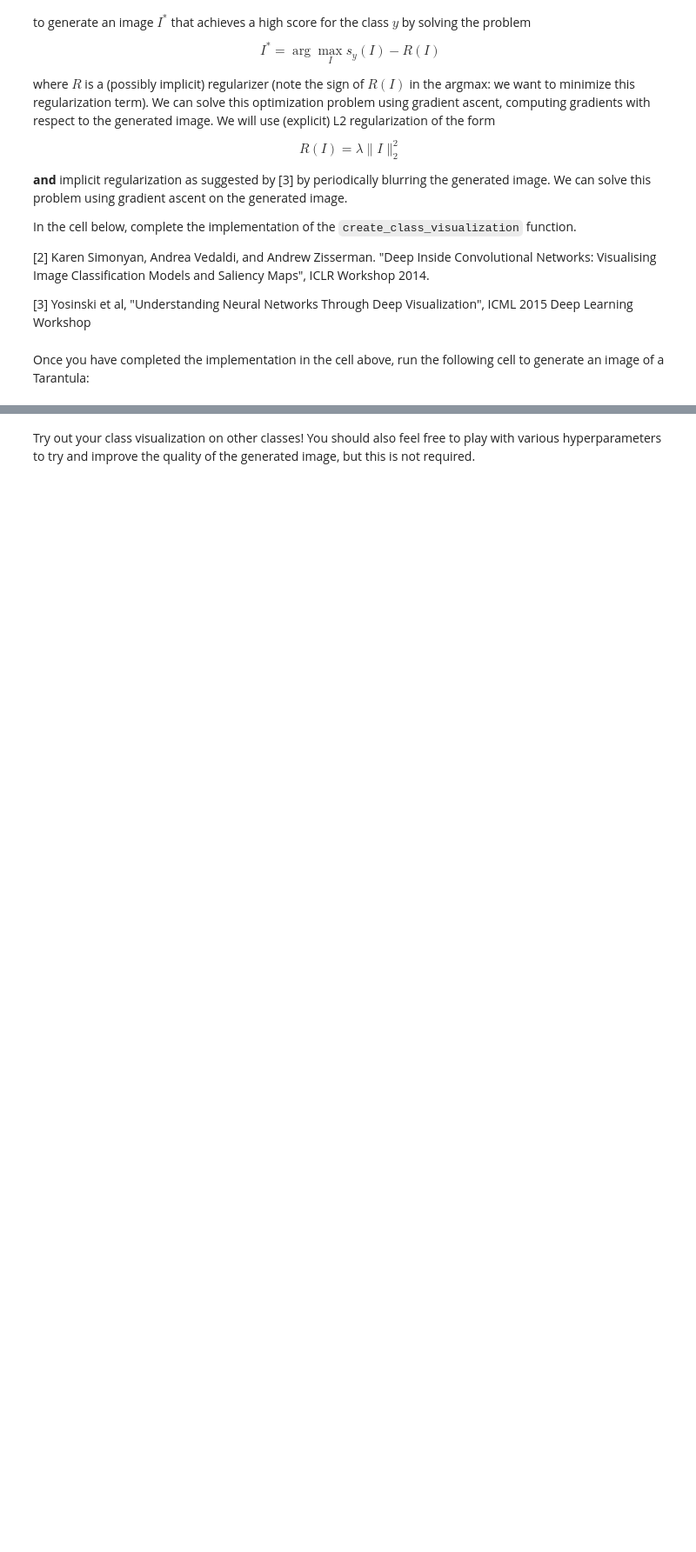
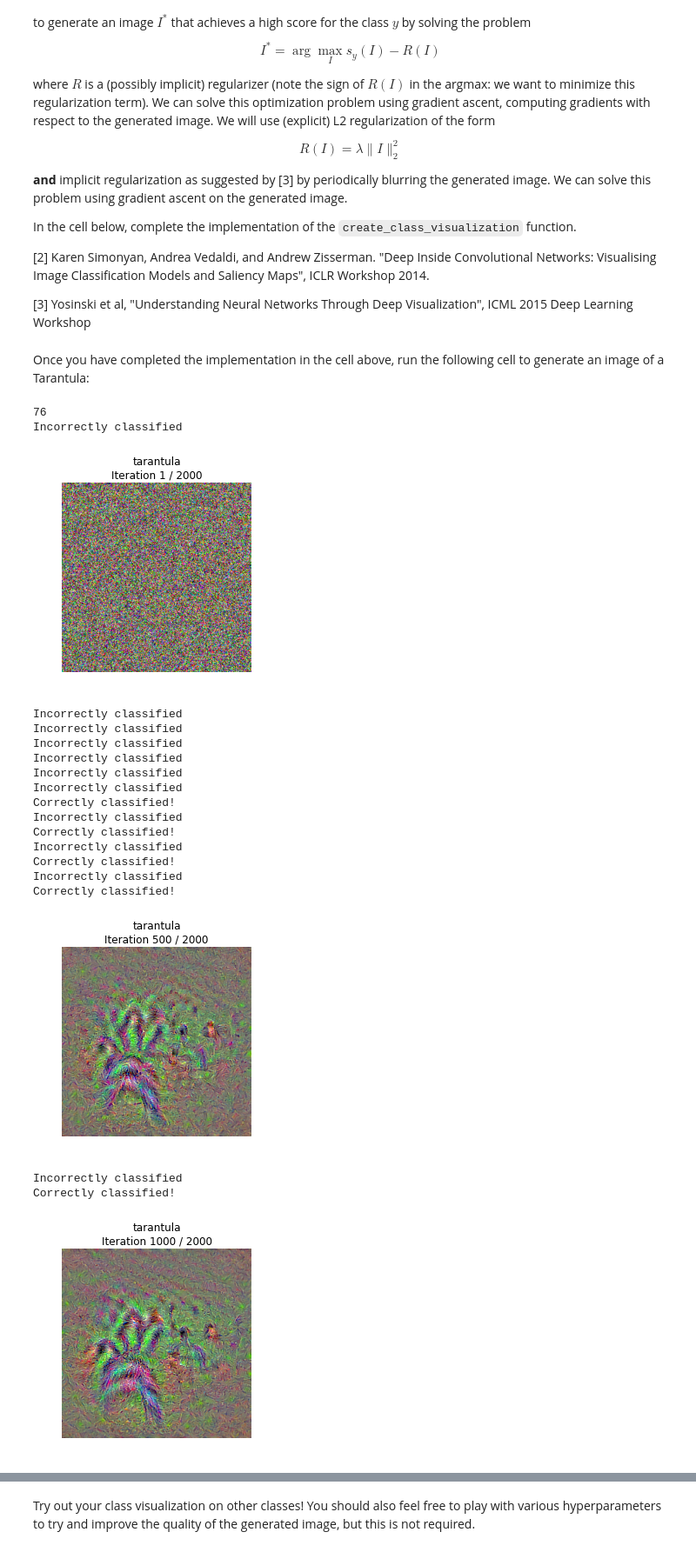
Before and after one commit to christydennison/cs231n, a Jupyter notebook: assignments/assignment3/NetworkVisualization-PyTorch.ipynb, the cells around one changed output, grey strips where cells are left out. Shown at 87% size. Saved outputs shown, nothing was run; the diff lists cells and outputs as text; code cells hidden in the pictures; blank space fills up the shorter version.

```diff
--- a/assignments/assignment3/NetworkVisualization-PyTorch.ipynb
+++ b/assignments/assignment3/NetworkVisualization-PyTorch.ipynb
@@ -276,10 +285,10 @@ def make_fooling_image(X, target_y, model):
 # %% [markdown]
 Run the following cell to generate a fooling image:
 # %%
-idx = 0
+idx = 1
 target_y = 6
 
-X_tensor = torch.cat([preprocess(Image.fromarray(x)) for x in X], dim=0)
+X_tensor = torch.cat([preprocess(Image.fromarray(x)) for x in X], 0)
 X_fooling = make_fooling_image(X_tensor[idx:idx+1], target_y, model)
 
 scores = model(Variable(X_fooling))
@@ -353,11 +382,11 @@ def jitter(X, ox, oy):
     if ox != 0:
         left = X[:, :, :, :-ox]
         right = X[:, :, :, -ox:]
-        X = torch.cat([right, left], dim=3)
+        X = torch.cat([right, left], 3)
     if oy != 0:
         top = X[:, :, :-oy]
         bottom = X[:, :, -oy:]
-        X = torch.cat([bottom, top], dim=2)
+        X = torch.cat([bottom, top], 2)
     return X
 # %%
 def create_class_visualization(target_y, model, dtype, **kwargs):
@@ -374,7 +403,7 @@ def create_class_visualization(target_y, model, dtype, **kwargs):
     - learning_rate: How big of a step to take
     - num_iterations: How many iterations to use
     - blur_every: How often to blur the image as an implicit regularizer
-    - max_jitter: How much to gjitter the image as an implicit regularizer
+    - max_jitter: How much to jitter the image as an implicit regularizer
     - show_every: How often to show the intermediate result
     """
     model.type(dtype)
@@ -389,7 +418,10 @@ def create_class_visualization(target_y, model, dtype, **kwargs):
     # a PyTorch Variable.
     img = torch.randn(1, 3, 224, 224).mul_(1.0).type(dtype)
     img_var = Variable(img, requires_grad=True)
-
+    y_var = Variable(torch.LongTensor(1).fill_(target_y).cuda())
+    loss_fn = torch.nn.CrossEntropyLoss(size_average=False)
+    print(y_var.data[0])
+    incorrectly_classified = False
     for t in range(num_iterations):
         # Randomly jitter the image a bit; this gives slightly nicer results
         ox, oy = random.randint(0, max_jitter), random.randint(0, max_jitter)
@@ -402,7 +434,23 @@ def create_class_visualization(target_y, model, dtype, **kwargs):
         # L2 regularization term!                                              #
         # Be very careful about the signs of elements in your code.            #
         ########################################################################
-        pass
+        scores = model(img_var)
+        y_pred_score, y_pred = scores.max(1)
+
+        if y_pred.data[0,0]!=target_y:
+            print("Incorrectly classified")
+            incorrectly_classified = True
+        elif incorrectly_classified:
+            incorrectly_classified = False
+            print("Correctly classified!")
+
+        #print("score, index", scores.data[0,target_y], y_pred.data[0,0]==target_y)
+        loss = loss_fn(scores, y_var)
+        loss.backward()
+        dX = img_var.grad.data/img_var.grad.data.norm()
+        img -= learning_rate*dX
+        img *= (1-l2_reg)
+        img_var = Variable(img, requires_grad=True).type(dtype)
         ########################################################################
         #                             END OF YOUR CODE                         #
         ########################################################################
@@ -431,14 +479,35 @@ def create_class_visualization(target_y, model, dtype, **kwargs):
 # %% [markdown]
 Once you have completed the implementation in the cell above, run the following cell to generate an image of a Tarantula:
 # %%
-dtype = torch.FloatTensor
-# dtype = torch.cuda.FloatTensor # Uncomment this to use GPU
+#dtype = torch.FloatTensor
+dtype = torch.cuda.FloatTensor # Uncomment this to use GPU
 model.type(dtype)
 
 target_y = 76 # Tarantula
 # target_y = 78 # Tick
 # target_y = 187 # Yorkshire Terrier
 # target_y = 683 # Oboe
 # target_y = 366 # Gorilla
 # target_y = 604 # Hourglass
-out = create_class_visualization(target_y, model, dtype)
+out = create_class_visualization(target_y, model, dtype, num_iterations=2000, l2_reg=1e-3, show_every=500)
+# %% [output]
+76
+Incorrectly classified
+[figure, added]
+Incorrectly classified
+Incorrectly classified
+Incorrectly classified
+Incorrectly classified
+Incorrectly classified
+Incorrectly classified
+Correctly classified!
+Incorrectly classified
+Correctly classified!
+Incorrectly classified
+Correctly classified!
+Incorrectly classified
+Correctly classified!
+[figure, added]
+Incorrectly classified
+Correctly classified!
+[figure, added]
```
Also changed, not shown: parts of 9 cells of this notebook.
